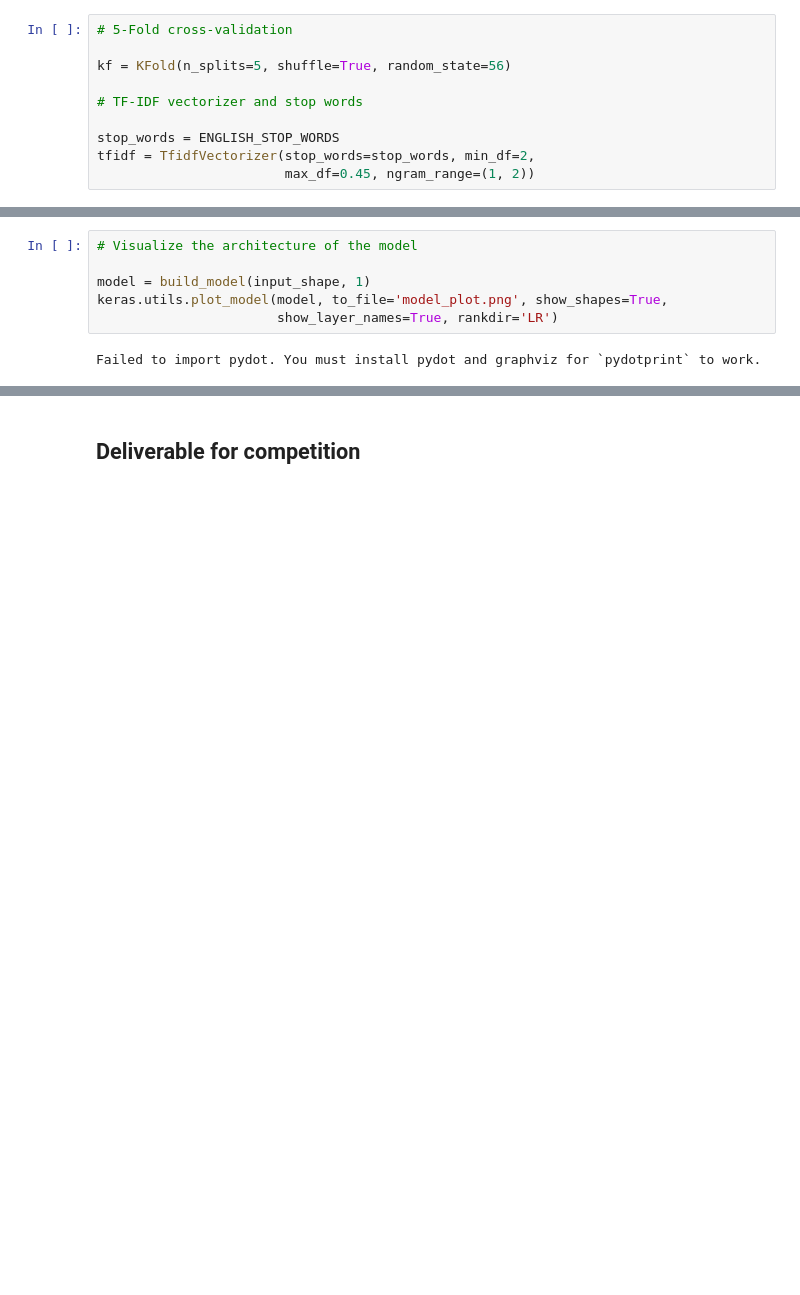
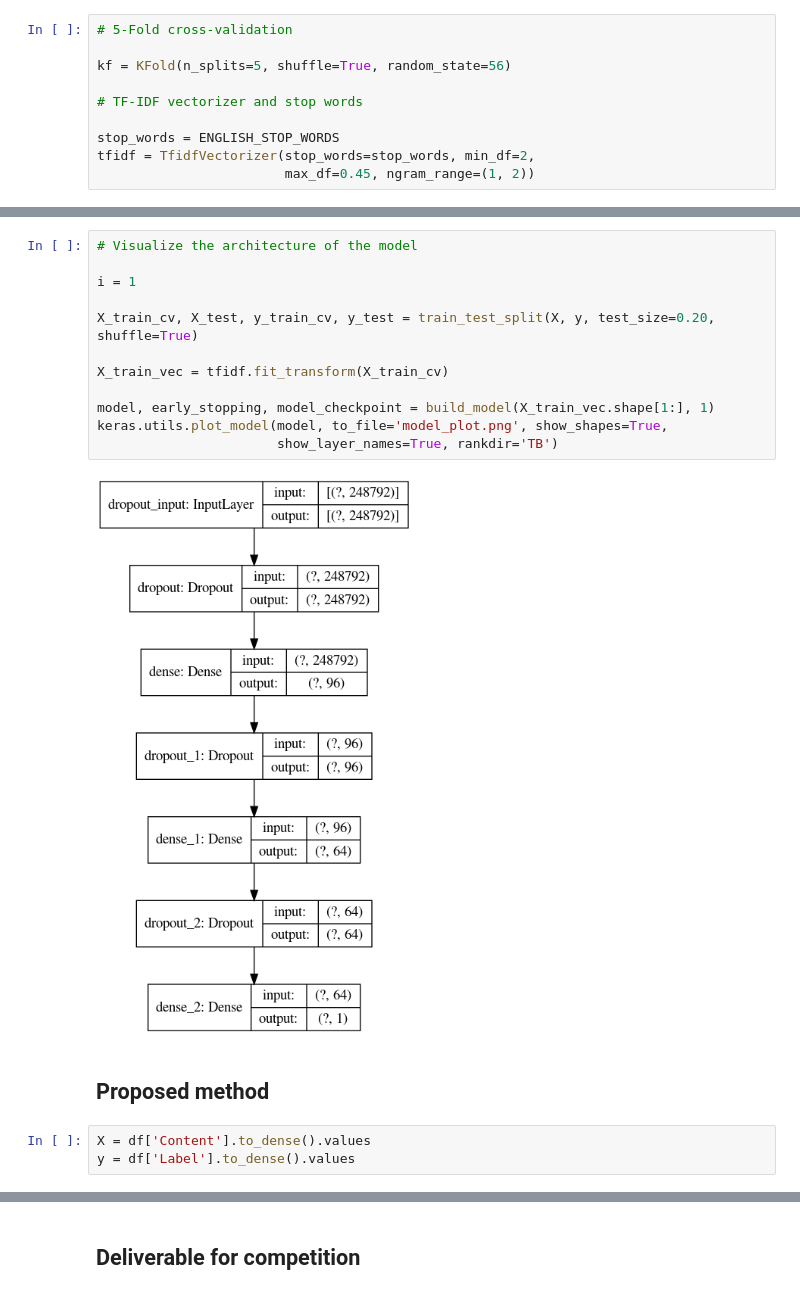
Before and after one commit to ippokratoys/big-data-analytics, a Jupyter notebook: question_3.ipynb, the cells around one changed output, grey strips where cells are left out. Saved outputs shown, nothing was run; the diff lists cells and outputs as text; blank space fills up the shorter version.

```diff
--- a/question_3.ipynb
+++ b/question_3.ipynb
@@ -288,8 +281,19 @@ NameError: name 'history' is not defined
 # %%
 # Visualize the architecture of the model
 
-model = build_model(input_shape, 1)
+i = 1
+
+X_train_cv, X_test, y_train_cv, y_test = train_test_split(X, y, test_size=0.20, shuffle=True)
+
+X_train_vec = tfidf.fit_transform(X_train_cv)
+
+model, early_stopping, model_checkpoint = build_model(X_train_vec.shape[1:], 1)
 keras.utils.plot_model(model, to_file='model_plot.png', show_shapes=True,
-                       show_layer_names=True, rankdir='LR')
+                       show_layer_names=True, rankdir='TB')
 # %% [output]
-Failed to import pydot. You must install pydot and graphviz for `pydotprint` to work.
+[figure, added]
+# %% [markdown]
+## Proposed method
+# %%
+X = df['Content'].to_dense().values
+y = df['Label'].to_dense().values
```
Also changed, not shown: parts of 71 cells of this notebook, 2 other files.
